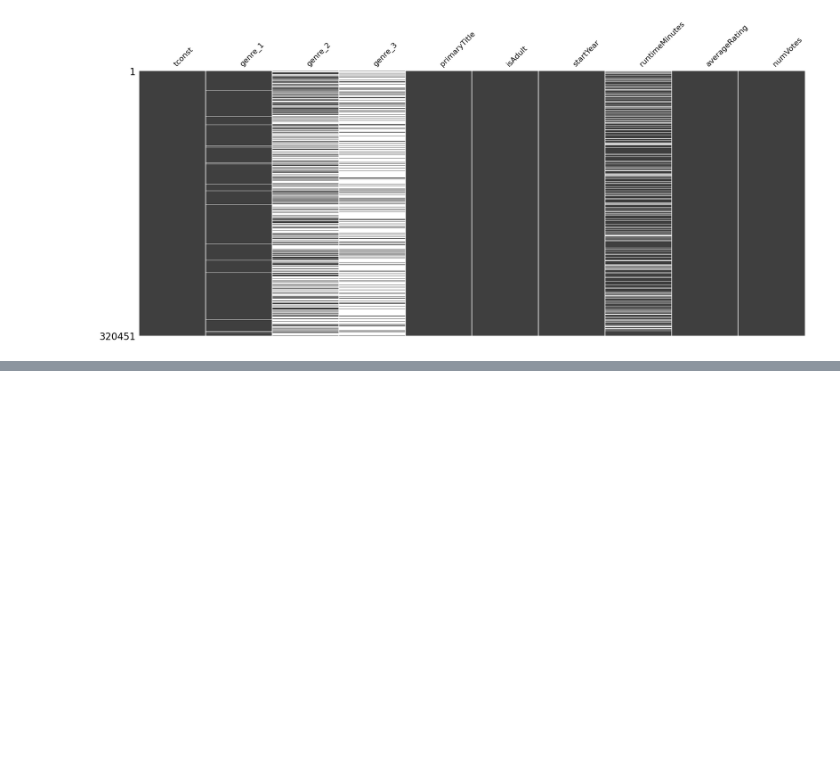
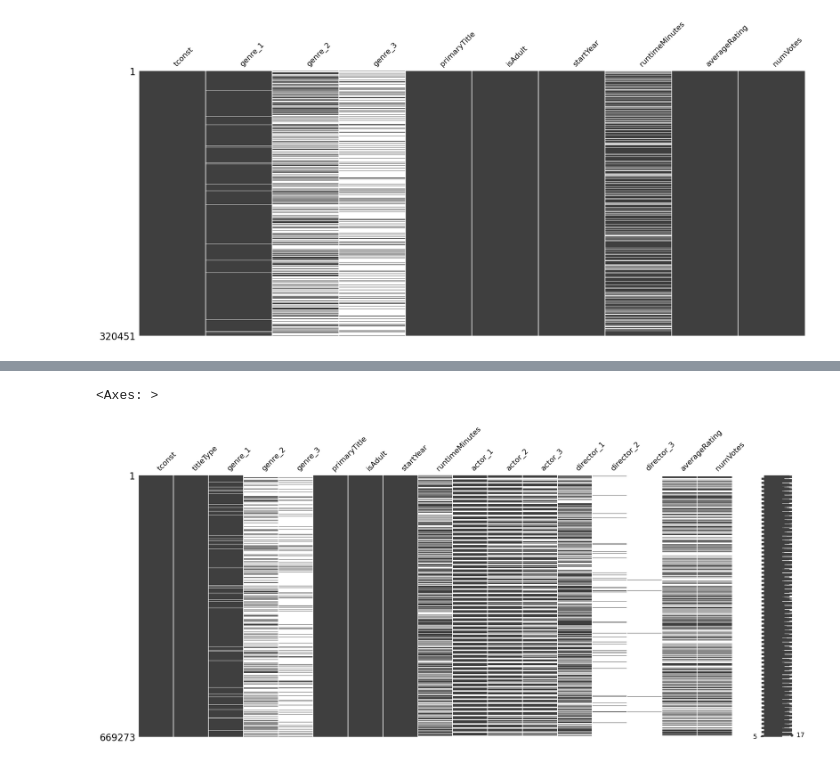
Before and after one commit to data-IA-2024/netfloox-recommandation-gr3, a Jupyter notebook: AnalyzeEDA.ipynb, the cells around one changed output, grey strips where cells are left out. Drawn from its saved outputs; the diff is of its cells as text; code cells hidden in the pictures; blank space fills up the shorter version.

```diff
--- a/AnalyzeEDA.ipynb
+++ b/AnalyzeEDA.ipynb
@@ -1318,0 +1321,5 @@ df_tp.to_csv('./data/data_ext.tsv', sep='\t')
+# %%
+msno.matrix(df_tp)
+# %% [output]
+<Axes: >
+[figure, added]
```
Also changed, not shown: parts of 4 cells of this notebook.
